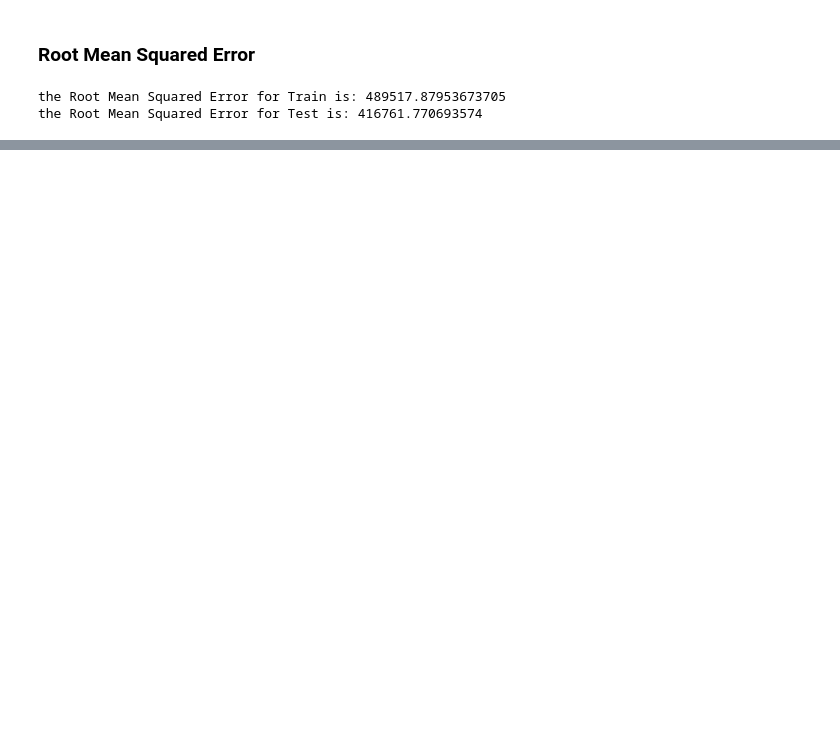
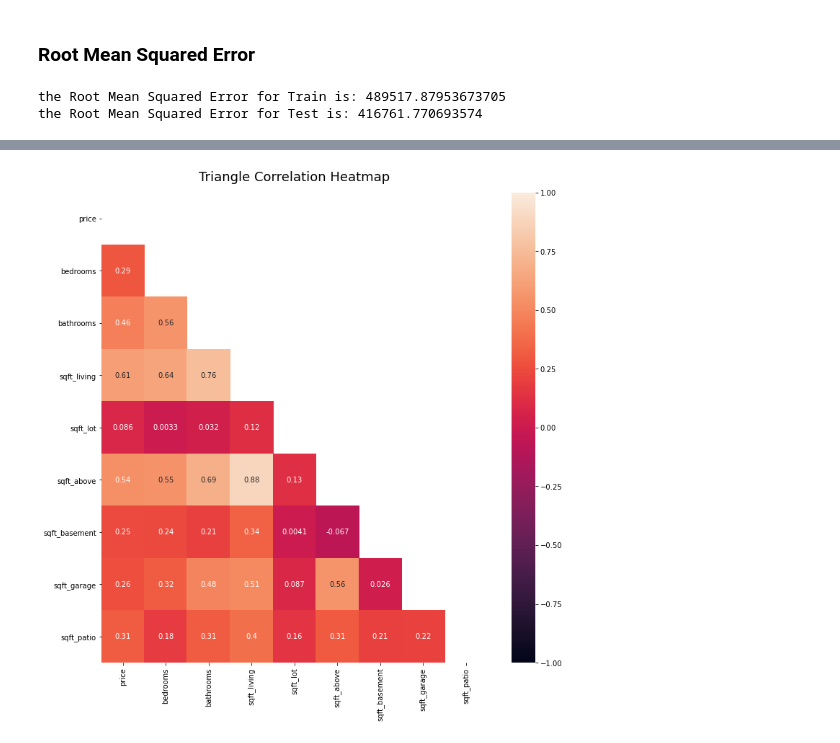
Before and after one commit to AliRampur/Phase-2-Group-Project, a Jupyter notebook: New_Charlie_Notebook.ipynb, the cells around one changed output, grey strips where cells are left out. Saved outputs shown, nothing was run; the diff lists cells and outputs as text; code cells hidden in the pictures; blank space fills up the shorter version.

```diff
--- a/New_Charlie_Notebook.ipynb
+++ b/New_Charlie_Notebook.ipynb
@@ -908,0 +1247,10 @@ Regarding the RMSE, an RMSE of 49,000 is 4 percent of the average home value of
+# %%
+
+relevant = ['price', 'bedrooms', 'bathrooms', 'sqft_living', 'sqft_lot', 'sqft_above', 'sqft_basement',
+            'sqft_garage', 'sqft_patio']
+
+basic_space = X_train[relevant]
+# %%
+basic_space_corr = basic_space.corr()
+
+basic_space_corr
@@ -908,0 +1309,10 @@ Regarding the RMSE, an RMSE of 49,000 is 4 percent of the average home value of
+# %%
+
+plt.figure(figsize=(12, 12))
+# define the mask to set the values in the upper triangle to True
+mask = np.triu(np.ones_like(basic_space_corr, dtype=bool))
+heatmap = sns.heatmap(basic_space_corr, mask=mask, vmin=-1, vmax=1, annot=True)
+heatmap.set_title('Triangle Correlation Heatmap', fontdict={'fontsize':18}, pad=16)
+heatmap.set_facecolor('white');
+# %% [output]
+[figure, added]
```
Also changed, not shown: parts of 42 cells of this notebook, 1 other file.
